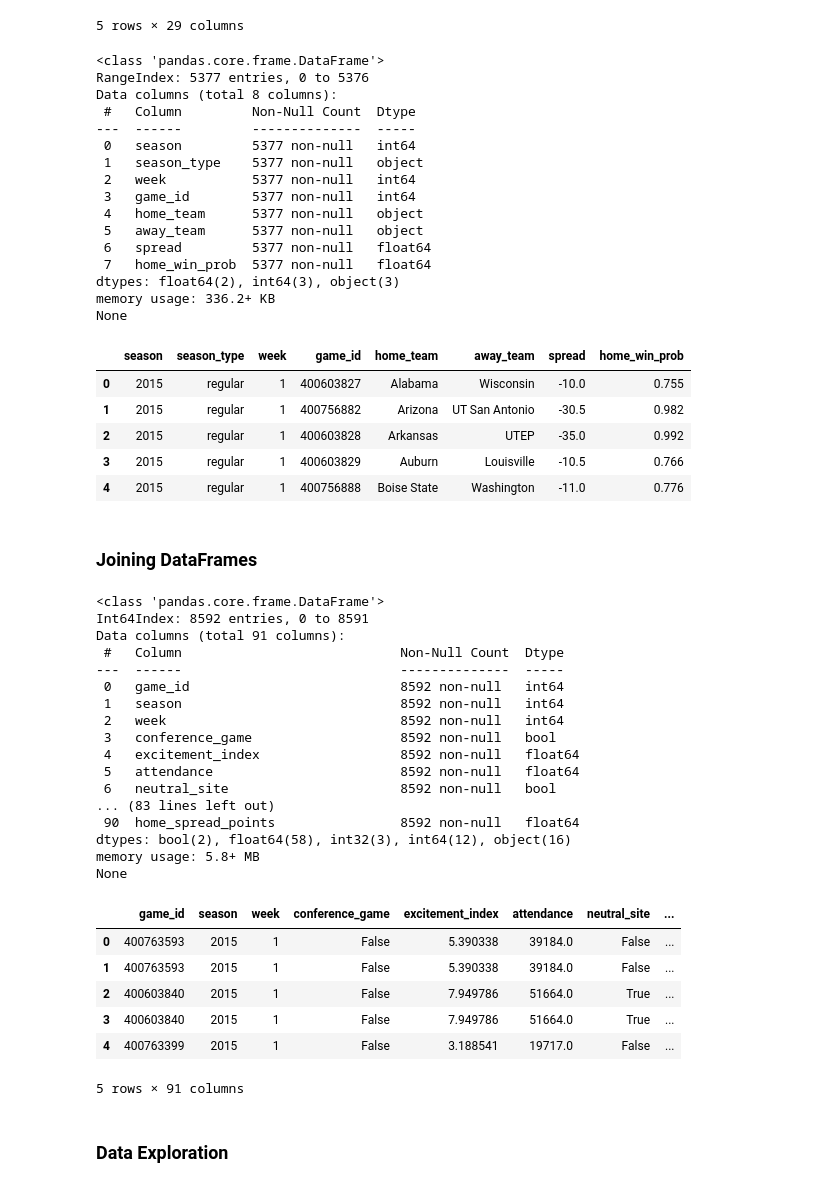
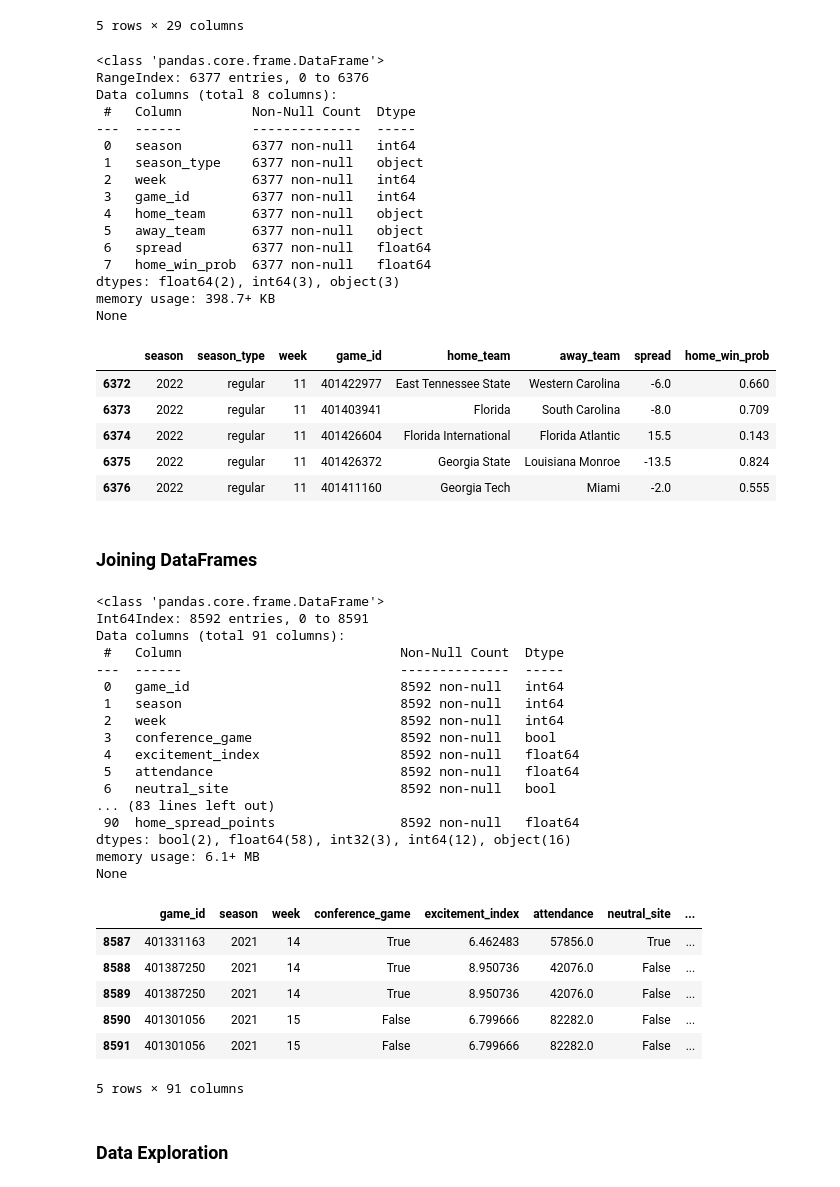
Before and after one commit to davidweck96/College-Football-Analysis, a Jupyter notebook: analysis.ipynb, the cells around one changed output. Saved outputs shown, nothing was run; the diff lists cells and outputs as text; code cells hidden in the pictures.

```diff
--- a/analysis.ipynb
+++ b/analysis.ipynb
@@ -212,30 +212,30 @@ None
 5 rows × 29 columns
 # %%
 print(win_prob_df.info())
-win_prob_df.head()
+win_prob_df.tail()
 # %% [output]
 <class 'pandas.core.frame.DataFrame'>
-RangeIndex: 5377 entries, 0 to 5376
+RangeIndex: 6377 entries, 0 to 6376
 Data columns (total 8 columns):
  #   Column         Non-Null Count  Dtype
 ---  ------         --------------  -----
- 0   season         5377 non-null   int64
- 1   season_type    5377 non-null   object
- 2   week           5377 non-null   int64
- 3   game_id        5377 non-null   int64
- 4   home_team      5377 non-null   object
- 5   away_team      5377 non-null   object
- 6   spread         5377 non-null   float64
- 7   home_win_prob  5377 non-null   float64
+ 0   season         6377 non-null   int64
+ 1   season_type    6377 non-null   object
+ 2   week           6377 non-null   int64
+ 3   game_id        6377 non-null   int64
+ 4   home_team      6377 non-null   object
+ 5   away_team      6377 non-null   object
+ 6   spread         6377 non-null   float64
+ 7   home_win_prob  6377 non-null   float64
 dtypes: float64(2), int64(3), object(3)
-memory usage: 336.2+ KB
+memory usage: 398.7+ KB
 None
 |  | season | season_type | week | game_id | home_team | away_team | spread | home_win_prob |
-| 0 | 2015 | regular | 1 | 400603827 | Alabama | Wisconsin | -10.0 | 0.755 |
-| 1 | 2015 | regular | 1 | 400756882 | Arizona | UT San Antonio | -30.5 | 0.982 |
-| 2 | 2015 | regular | 1 | 400603828 | Arkansas | UTEP | -35.0 | 0.992 |
-| 3 | 2015 | regular | 1 | 400603829 | Auburn | Louisville | -10.5 | 0.766 |
-| 4 | 2015 | regular | 1 | 400756888 | Boise State | Washington | -11.0 | 0.776 |
+| 6372 | 2022 | regular | 11 | 401422977 | East Tennessee State | Western Carolina | -6.0 | 0.660 |
+| 6373 | 2022 | regular | 11 | 401403941 | Florida | South Carolina | -8.0 | 0.709 |
+| 6374 | 2022 | regular | 11 | 401426604 | Florida International | Florida Atlantic | 15.5 | 0.143 |
+| 6375 | 2022 | regular | 11 | 401426372 | Georgia State | Louisiana Monroe | -13.5 | 0.824 |
+| 6376 | 2022 | regular | 11 | 401411160 | Georgia Tech | Miami | -2.0 | 0.555 |
 # %% [markdown]
 ### Joining DataFrames
 # %%
@@ -281,7 +281,7 @@ game_stats_df['total_points'] = game_stats_df['home_points'] + game_stats_df['aw
 game_stats_df['home_spread_points'] = game_stats_df['away_points'] - game_stats_df['home_points']
 # %%
 print(game_stats_df.info())
-game_stats_df.head()
+game_stats_df.tail()
 # %% [output]
 <class 'pandas.core.frame.DataFrame'>
 Int64Index: 8592 entries, 0 to 8591
@@ -298,14 +298,14 @@ Data columns (total 91 columns):
 ... (83 lines left out)
  90  home_spread_points                8592 non-null   float64
 dtypes: bool(2), float64(58), int32(3), int64(12), object(16)
-memory usage: 5.8+ MB
+memory usage: 6.1+ MB
 None
 |  | game_id | season | week | conference_game | excitement_index | attendance | neutral_site | ... |
-| 0 | 400763593 | 2015 | 1 | False | 5.390338 | 39184.0 | False | ... |
-| 1 | 400763593 | 2015 | 1 | False | 5.390338 | 39184.0 | False | ... |
-| 2 | 400603840 | 2015 | 1 | False | 7.949786 | 51664.0 | True | ... |
-| 3 | 400603840 | 2015 | 1 | False | 7.949786 | 51664.0 | True | ... |
-| 4 | 400763399 | 2015 | 1 | False | 3.188541 | 19717.0 | False | ... |
+| 8587 | 401331163 | 2021 | 14 | True | 6.462483 | 57856.0 | True | ... |
+| 8588 | 401387250 | 2021 | 14 | True | 8.950736 | 42076.0 | False | ... |
+| 8589 | 401387250 | 2021 | 14 | True | 8.950736 | 42076.0 | False | ... |
+| 8590 | 401301056 | 2021 | 15 | False | 6.799666 | 82282.0 | False | ... |
+| 8591 | 401301056 | 2021 | 15 | False | 6.799666 | 82282.0 | False | ... |
 5 rows × 91 columns
 # %% [markdown]
 ### Data Exploration
```
Also changed, not shown: parts of 10 cells of this notebook, 1 other file.
